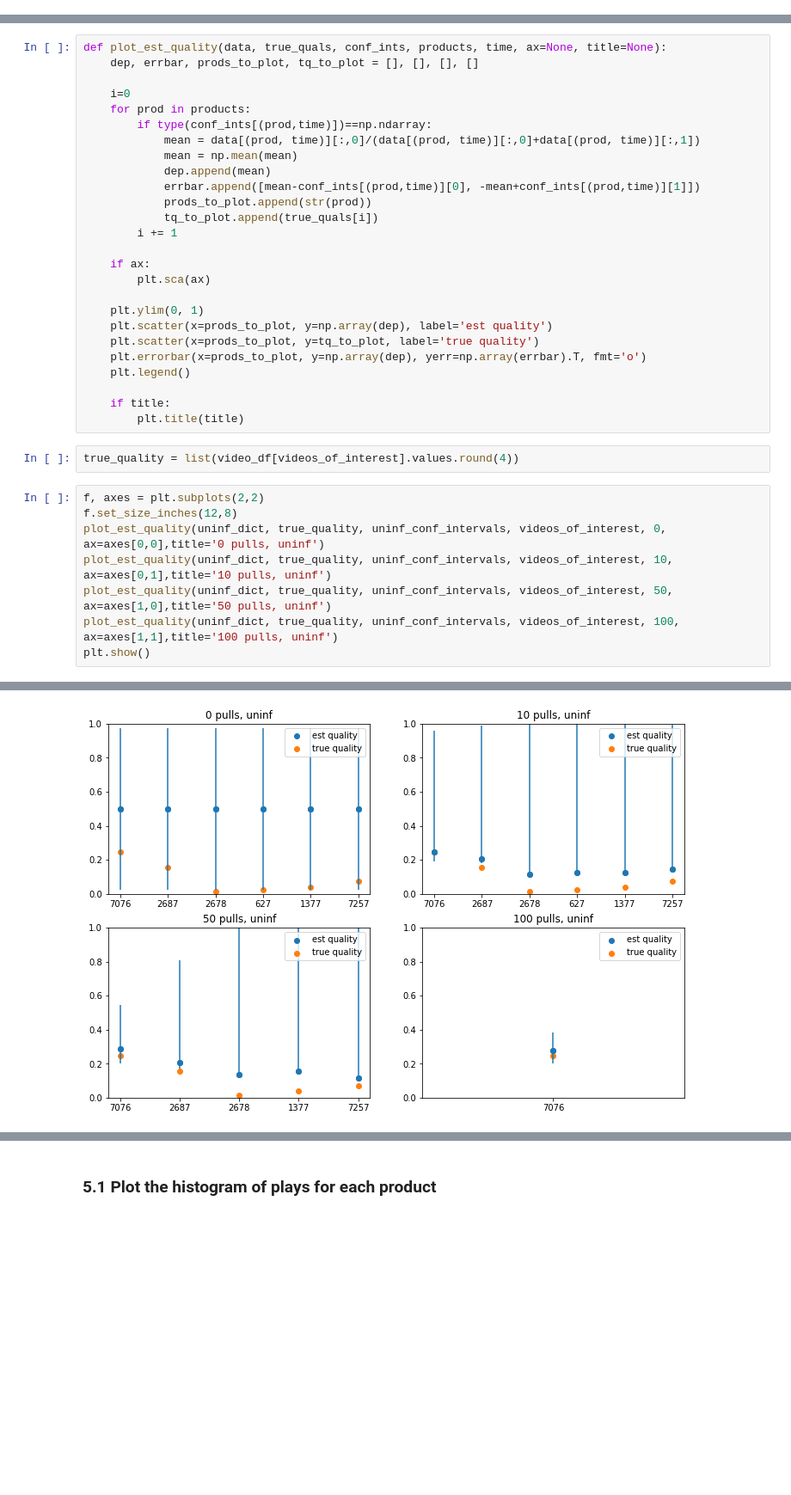
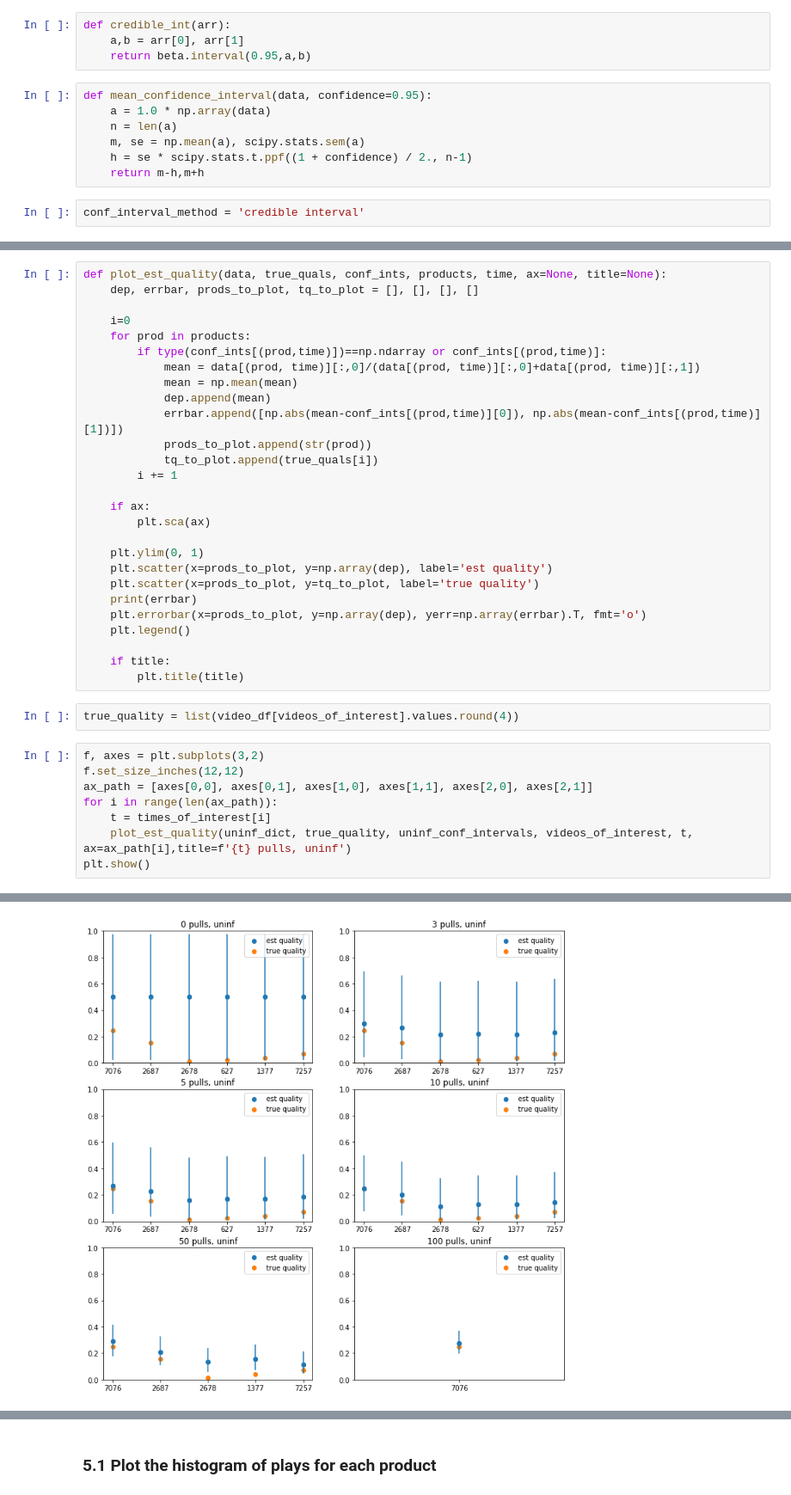
Before and after one commit to LEFTA98/ratings_with_eb, a Jupyter notebook: mab_experiments.ipynb, the cells around one changed output, grey strips where cells are left out. Shown at 86% size. Cells and saved outputs as stored; diff of their text form; blank space fills up the shorter version.

```diff
--- a/mab_experiments.ipynb
+++ b/mab_experiments.ipynb
@@ -327,4 +327,17 @@ def mean_centered_credible_int(arr):
         return (0, beta.ppf(right_remainder,a,b))
     else:
         return (beta.ppf(mean_cdf-0.475,a,b), beta.ppf(mean_cdf+0.475,a,b))
+# %%
+def credible_int(arr):
+    a,b = arr[0], arr[1]
+    return beta.interval(0.95,a,b)
+# %%
+def mean_confidence_interval(data, confidence=0.95):
+    a = 1.0 * np.array(data)
+    n = len(a)
+    m, se = np.mean(a), scipy.stats.sem(a)
+    h = se * scipy.stats.t.ppf((1 + confidence) / 2., n-1)
+    return m-h,m+h
+# %%
+conf_interval_method = 'credible interval'
 # %%
@@ -360,11 +390,11 @@ def plot_est_quality(data, true_quals, conf_ints, products, time, ax=None, title
 
     i=0
     for prod in products:
-        if type(conf_ints[(prod,time)])==np.ndarray:
+        if type(conf_ints[(prod,time)])==np.ndarray or conf_ints[(prod,time)]:
             mean = data[(prod, time)][:,0]/(data[(prod, time)][:,0]+data[(prod, time)][:,1])
             mean = np.mean(mean)
             dep.append(mean)
-            errbar.append([mean-conf_ints[(prod,time)][0], -mean+conf_ints[(prod,time)][1]])
+            errbar.append([np.abs(mean-conf_ints[(prod,time)][0]), np.abs(mean-conf_ints[(prod,time)][1])])
             prods_to_plot.append(str(prod))
             tq_to_plot.append(true_quals[i])
         i += 1
@@ -375,6 +405,7 @@ def plot_est_quality(data, true_quals, conf_ints, products, time, ax=None, title
     plt.ylim(0, 1)
     plt.scatter(x=prods_to_plot, y=np.array(dep), label='est quality')
     plt.scatter(x=prods_to_plot, y=tq_to_plot, label='true quality')
+    print(errbar)
     plt.errorbar(x=prods_to_plot, y=np.array(dep), yerr=np.array(errbar).T, fmt='o')
     plt.legend()
 
@@ -383,11 +414,11 @@ def plot_est_quality(data, true_quals, conf_ints, products, time, ax=None, title
 # %%
 true_quality = list(video_df[videos_of_interest].values.round(4))
 # %%
-f, axes = plt.subplots(2,2)
-f.set_size_inches(12,8)
-plot_est_quality(uninf_dict, true_quality, uninf_conf_intervals, videos_of_interest, 0, ax=axes[0,0],title='0 pulls, uninf')
-plot_est_quality(uninf_dict, true_quality, uninf_conf_intervals, videos_of_interest, 10, ax=axes[0,1],title='10 pulls, uninf')
-plot_est_quality(uninf_dict, true_quality, uninf_conf_intervals, videos_of_interest, 50, ax=axes[1,0],title='50 pulls, uninf')
-plot_est_quality(uninf_dict, true_quality, uninf_conf_intervals, videos_of_interest, 100, ax=axes[1,1],title='100 pulls, uninf')
+f, axes = plt.subplots(3,2)
+f.set_size_inches(12,12)
+ax_path = [axes[0,0], axes[0,1], axes[1,0], axes[1,1], axes[2,0], axes[2,1]]
+for i in range(len(ax_path)):
+    t = times_of_interest[i]
+    plot_est_quality(uninf_dict, true_quality, uninf_conf_intervals, videos_of_interest, t, ax=ax_path[i],title=f'{t} pulls, uninf')
 plt.show()
 # %% [output]
@@ -394,2 +431,2 @@ plt.show()
-[figure, old version]
+[figure, new version]
 # %%
```
Also changed, not shown: parts of 5 cells of this notebook, 1 other file.
